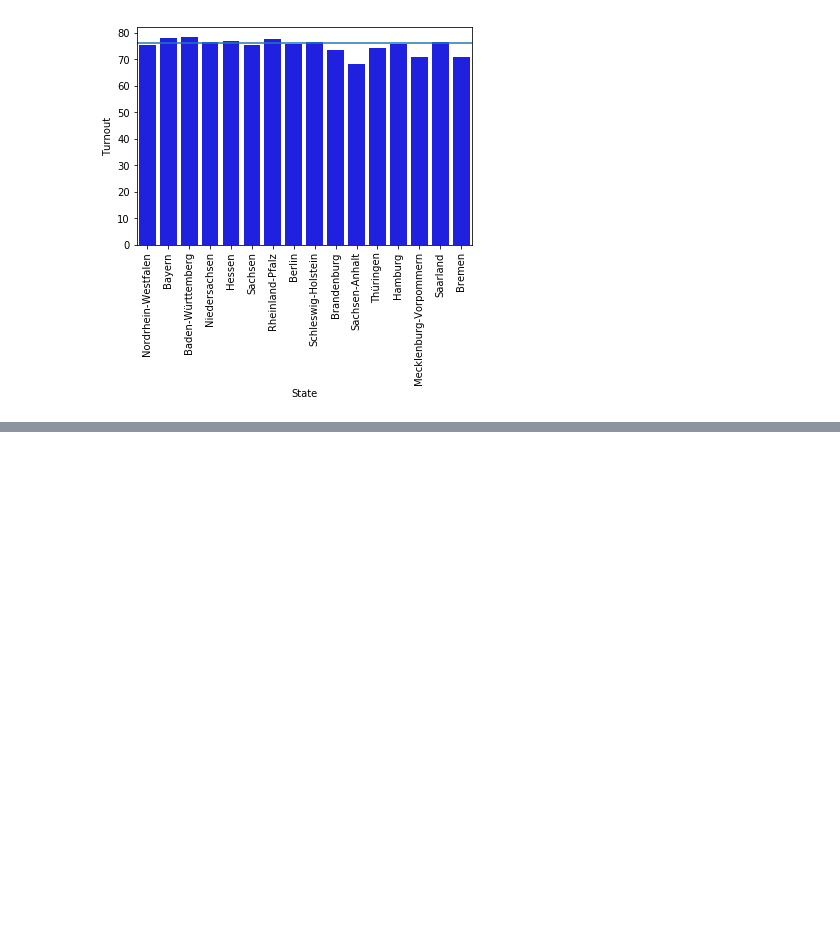
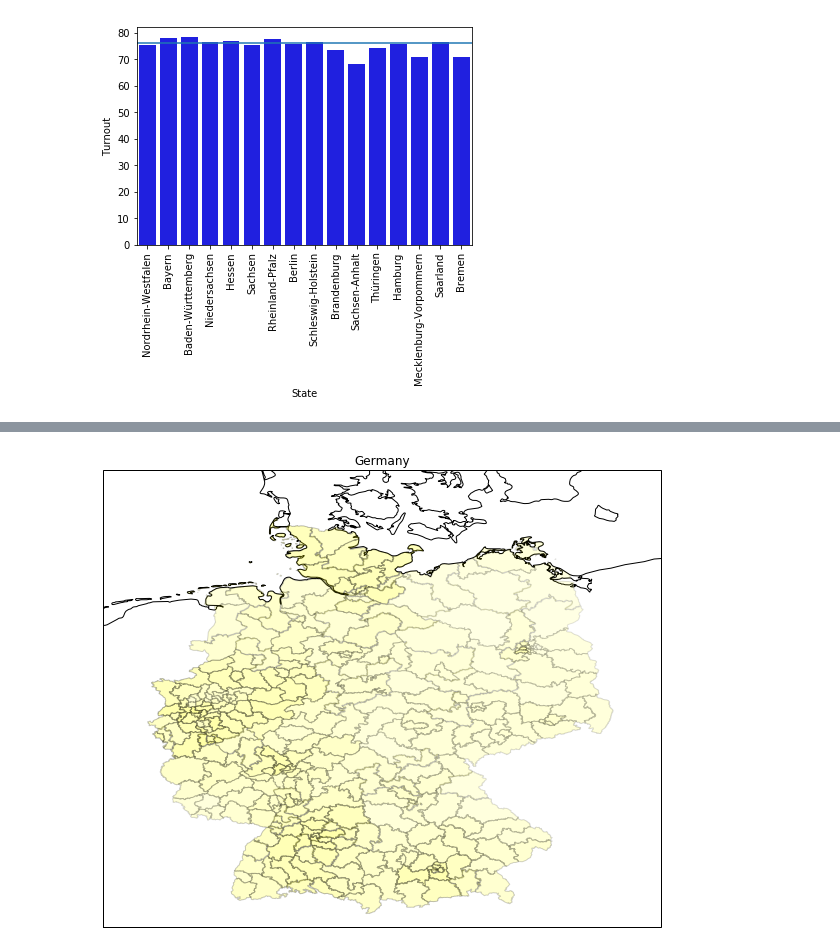
Before and after one commit to pdistler/German-Federal-Election-2017, a Jupyter notebook: exploration_template.ipynb, the cells around one changed output, grey strips where cells are left out. Saved outputs shown, nothing was run; the diff lists cells and outputs as text; code cells hidden in the pictures; blank space fills up the shorter version.

```diff
--- a/exploration_template.ipynb
+++ b/exploration_template.ipynb
@@ -466,0 +126,4 @@ plt.show();
+# %%
+draw_turnout_for_party(party_mapping['FDP'], 'yellow')
+# %% [output]
+[figure, added]
```
Also changed, not shown: parts of 45 cells of this notebook.
